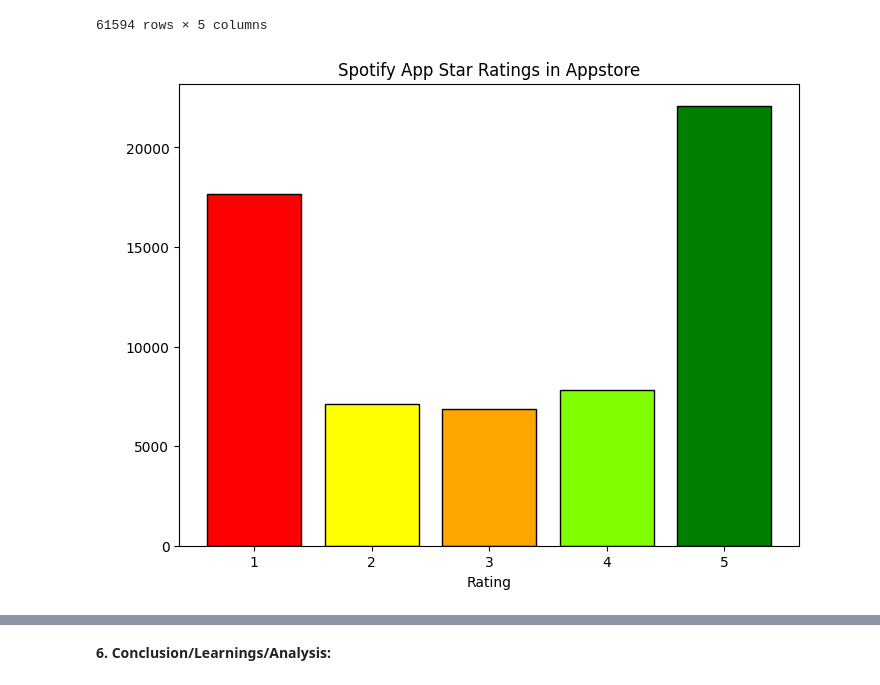
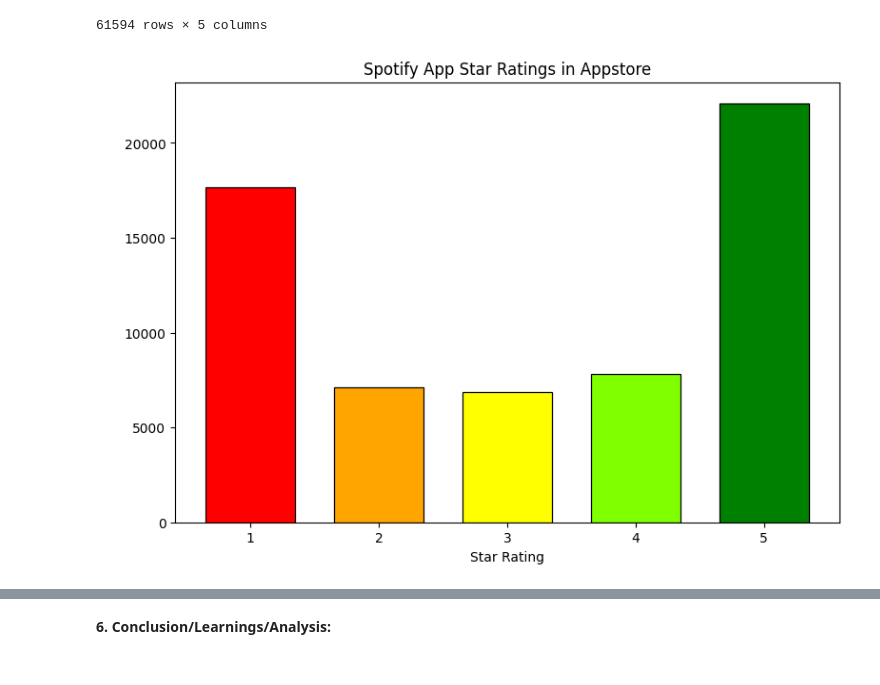
Before and after one commit to JelanAngeloBLoy-a/CPE-031-Visualization-and-Data-Analysis, a Jupyter notebook: Hands_On_Activity_6_|_Data_Visualization_and_Design.ipynb, the cells around one changed output, grey strips where cells are left out. Drawn from its saved outputs; the diff is of its cells as text; code cells hidden in the pictures.

```diff
--- a/Hands_On_Activity_6_|_Data_Visualization_and_Design.ipynb
+++ b/Hands_On_Activity_6_|_Data_Visualization_and_Design.ipynb
@@ -504,23 +504,19 @@ df
 | 61593 | 2022-01-01 00:19:09 | Its good but sometimes it doesnt ... | 4 | 0 | NaN |
 61594 rows × 5 columns
 # %%
-# Step 3: Visualize the data using a Bar Chart
+
 
 counts= df['Rating'].value_counts()
 
-colors = ['green', 'red', 'chartreuse', 'yellow','orange']  # same order as your categories
+colors = ['green', 'red', 'chartreuse', 'orange','yellow']
 
 
-plt.figure(figsize=(8, 6))
-plt.bar(counts.index, counts.values, color=colors, edgecolor='black',linewidth=1)
+plt.figure(figsize=(9, 6))
+plt.bar(counts.index, counts.values, color=colors, edgecolor='black',linewidth=0.9, width=0.7)
 
 plt.title('Spotify App Star Ratings in Appstore')
-plt.xlabel('Rating')
+plt.xlabel('Star Rating')
 plt.ylabel(' ')
 plt.show()
-
-#  plt.bar(counts.index, counts.values, color=colors)
-
-# Plot a bar chart
 # %% [output]
-[figure, old version]
+[figure, new version]
```
Also changed, not shown: parts of 5 cells of this notebook.
